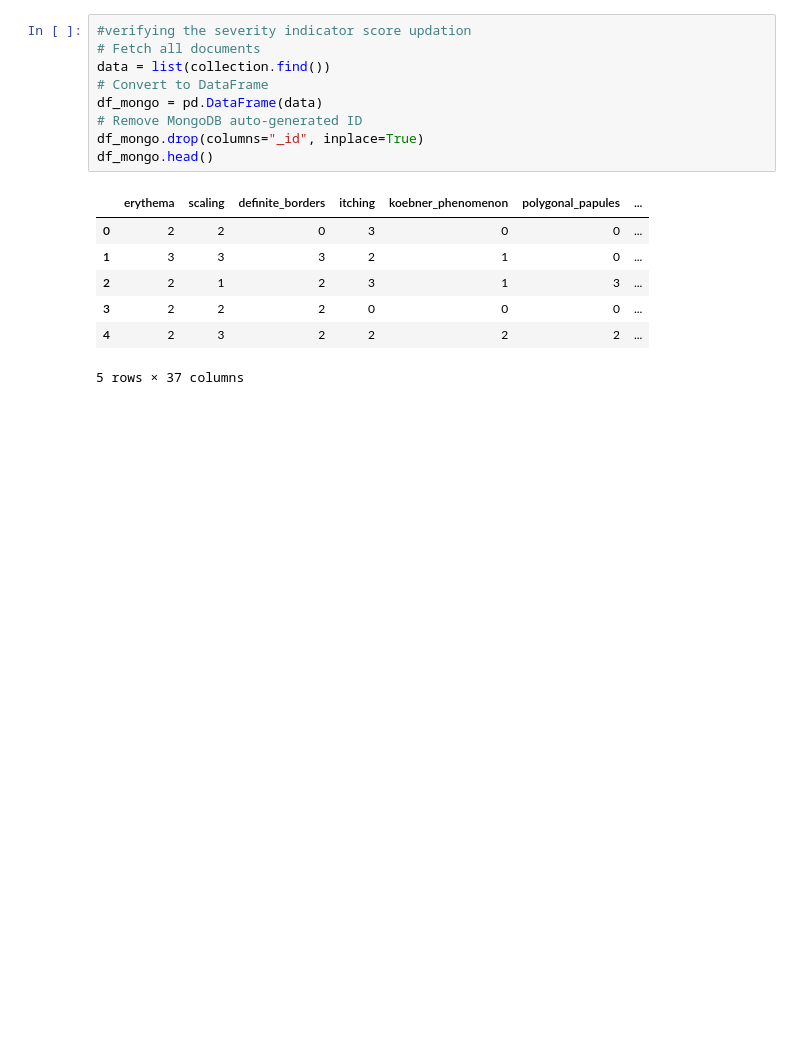
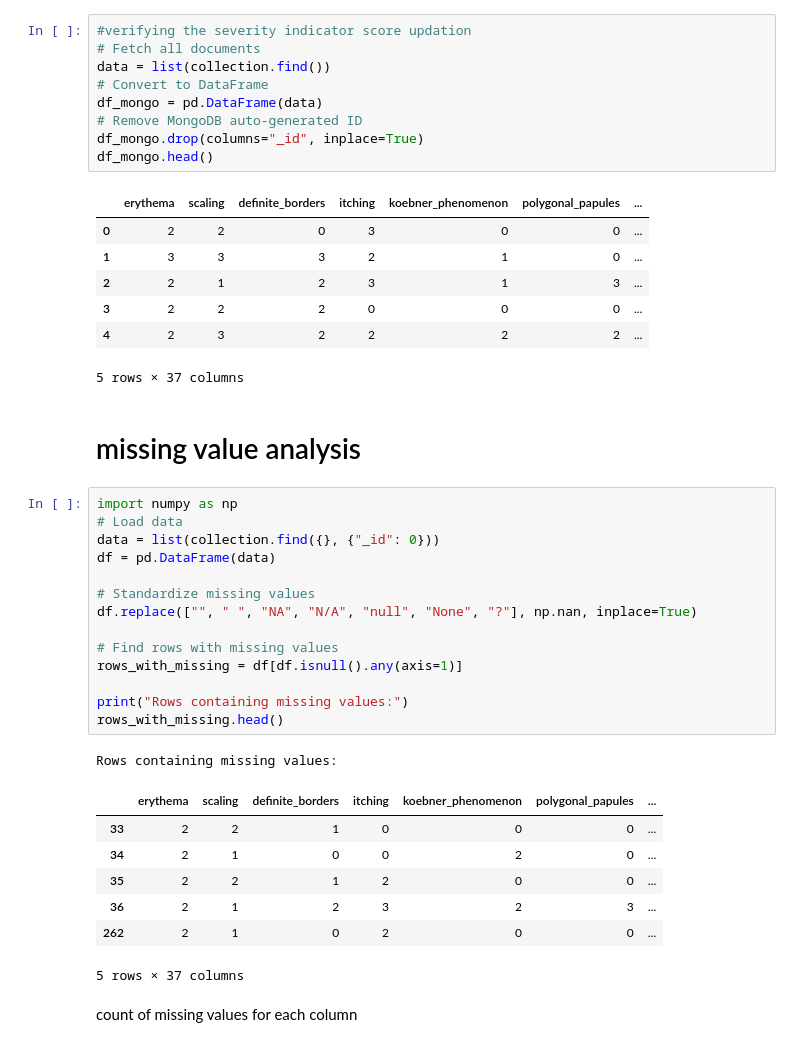
Before and after one commit to rajagowtham0/week-1, a Jupyter notebook: Week1_Day4.ipynb, the cells around one changed output. Drawn from its saved outputs; the diff is of its cells as text; blank space fills up the shorter version.

Commit message:
Found the missing values and handled the missing values

```diff
--- a/Week1_Day4.ipynb
+++ b/Week1_Day4.ipynb
@@ -134,3 +154,30 @@ df_mongo.head()
 | 3 | 2 | 2 | 2 | 0 | 0 | 0 | ... |
 | 4 | 2 | 3 | 2 | 2 | 2 | 2 | ... |
 5 rows × 37 columns
+# %% [markdown]
+# missing value analysis
+# %%
+import numpy as np
+# Load data
+data = list(collection.find({}, {"_id": 0}))
+df = pd.DataFrame(data)
+
+# Standardize missing values
+df.replace(["", " ", "NA", "N/A", "null", "None", "?"], np.nan, inplace=True)
+
+# Find rows with missing values
+rows_with_missing = df[df.isnull().any(axis=1)]
+
+print("Rows containing missing values:")
+rows_with_missing.head()
+# %% [output]
+Rows containing missing values:
+|  | erythema | scaling | definite_borders | itching | koebner_phenomenon | polygonal_papules | ... |
+| 33 | 2 | 2 | 1 | 0 | 0 | 0 | ... |
+| 34 | 2 | 1 | 0 | 0 | 2 | 0 | ... |
+| 35 | 2 | 2 | 1 | 2 | 0 | 0 | ... |
+| 36 | 2 | 1 | 2 | 3 | 2 | 3 | ... |
+| 262 | 2 | 1 | 0 | 2 | 0 | 0 | ... |
+5 rows × 37 columns
+# %% [markdown]
+count of missing values for each column
```
Also changed, not shown: parts of 21 cells of this notebook, 3 other files.
